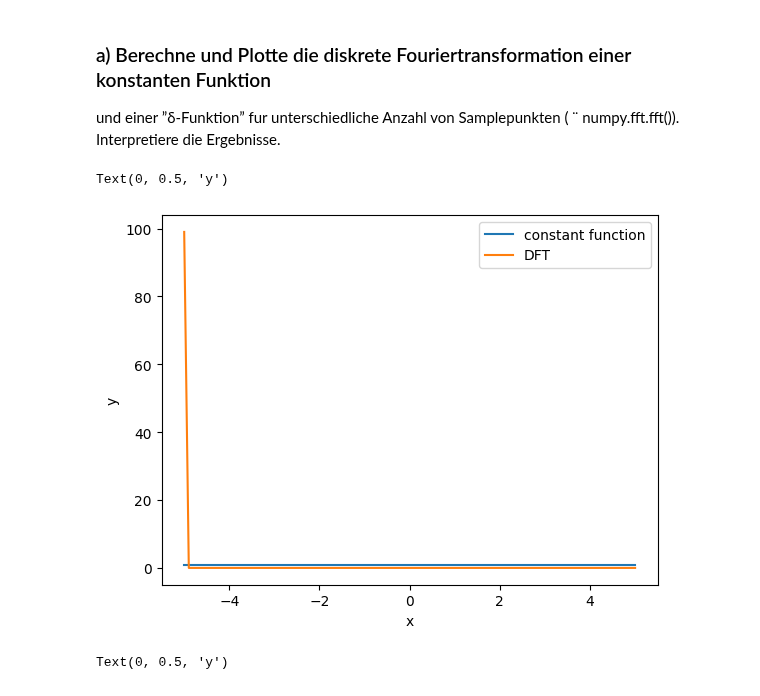
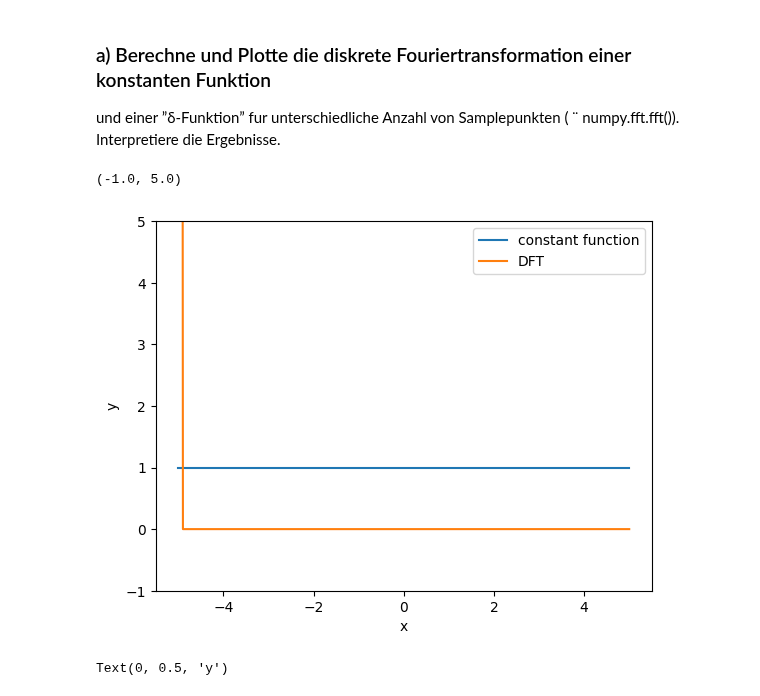
Before and after one commit to emhl/CoPhy2, a Jupyter notebook: Blatt4-Reihenentw-DFT/Blatt4-Aufg3.ipynb, the cells around one changed output. Cells and saved outputs as stored; diff of their text form; code cells hidden in the pictures.

```diff
--- a/Blatt4-Reihenentw-DFT/Blatt4-Aufg3.ipynb
+++ b/Blatt4-Reihenentw-DFT/Blatt4-Aufg3.ipynb
@@ -18,18 +18,18 @@ Interpretiere die Ergebnisse.
 # %%
 x = np.linspace(-5,5,99)
 def f(x,y0=0):
     return np.zeros(len(x))+y0
 
 #constant function
 plt.plot(x,f(x,1),label='constant function')
 plt.plot(x,np.fft.fft(f(x,1)),label='DFT')
 plt.legend()
 plt.xlabel('x')
 plt.ylabel('y')
-# DFT doesn't make sense
+plt.ylim(-1,5)
 # %% [output]
-Text(0, 0.5, 'y')
+(-1.0, 5.0)
-[figure, old version]
+[figure, new version]
 # %%
 # delta function
 def f(x,x0=0):
```
Also changed, not shown: parts of 1 cell of this notebook, 1 other file.
